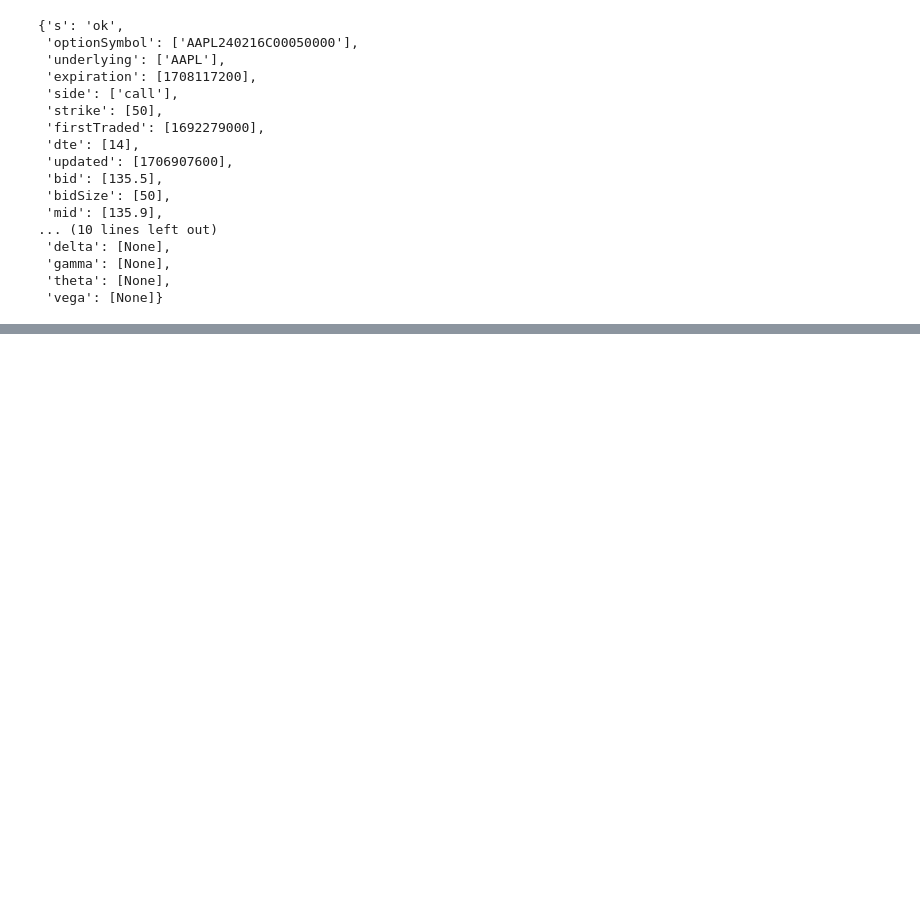
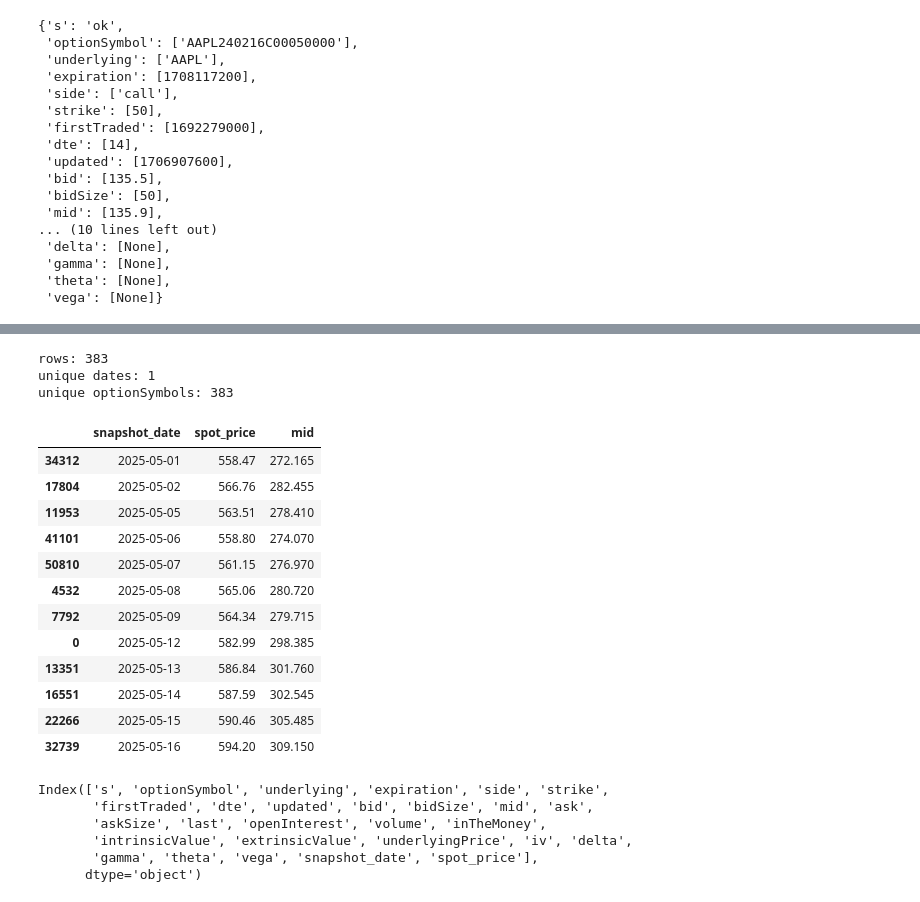
Before and after one commit to karandeeps18/Option-Pricing-using-Neural-Network, a Jupyter notebook: Notebooks/experiments.ipynb, the cells around one changed output, grey strips where cells are left out. Saved outputs shown, nothing was run; the diff lists cells and outputs as text; code cells hidden in the pictures; blank space fills up the shorter version.

```diff
--- a/Notebooks/experiments.ipynb
+++ b/Notebooks/experiments.ipynb
@@ -1520,0 +1664,35 @@ dict_keys(['s', 'optionSymbol', 'underlying', 'expiration', 'side', 'strike', 'f
+# %%
+print("rows:", len(df))
+print("unique dates:", df["snapshot_date"].nunique())
+print("unique optionSymbols:", df["optionSymbol"].nunique())
+# %% [output]
+rows: 383
+unique dates: 1
+unique optionSymbols: 383
+# %%
+symb = "SPY250516C00285000"
+
+final_df[final_df["optionSymbol"] == symb][["snapshot_date", "spot_price", "mid"]].sort_values("snapshot_date")
+# %% [output]
+|  | snapshot_date | spot_price | mid |
+| 34312 | 2025-05-01 | 558.47 | 272.165 |
+| 17804 | 2025-05-02 | 566.76 | 282.455 |
+| 11953 | 2025-05-05 | 563.51 | 278.410 |
+| 41101 | 2025-05-06 | 558.80 | 274.070 |
+| 50810 | 2025-05-07 | 561.15 | 276.970 |
+| 4532 | 2025-05-08 | 565.06 | 280.720 |
+| 7792 | 2025-05-09 | 564.34 | 279.715 |
+| 0 | 2025-05-12 | 582.99 | 298.385 |
+| 13351 | 2025-05-13 | 586.84 | 301.760 |
+| 16551 | 2025-05-14 | 587.59 | 302.545 |
+| 22266 | 2025-05-15 | 590.46 | 305.485 |
+| 32739 | 2025-05-16 | 594.20 | 309.150 |
+# %%
+final_df.columns
+# %% [output]
+Index(['s', 'optionSymbol', 'underlying', 'expiration', 'side', 'strike',
+       'firstTraded', 'dte', 'updated', 'bid', 'bidSize', 'mid', 'ask',
+       'askSize', 'last', 'openInterest', 'volume', 'inTheMoney',
+       'intrinsicValue', 'extrinsicValue', 'underlyingPrice', 'iv', 'delta',
+       'gamma', 'theta', 'vega', 'snapshot_date', 'spot_price'],
+      dtype='object')
```
Also changed, not shown: parts of 39 cells of this notebook, 7 other files.
